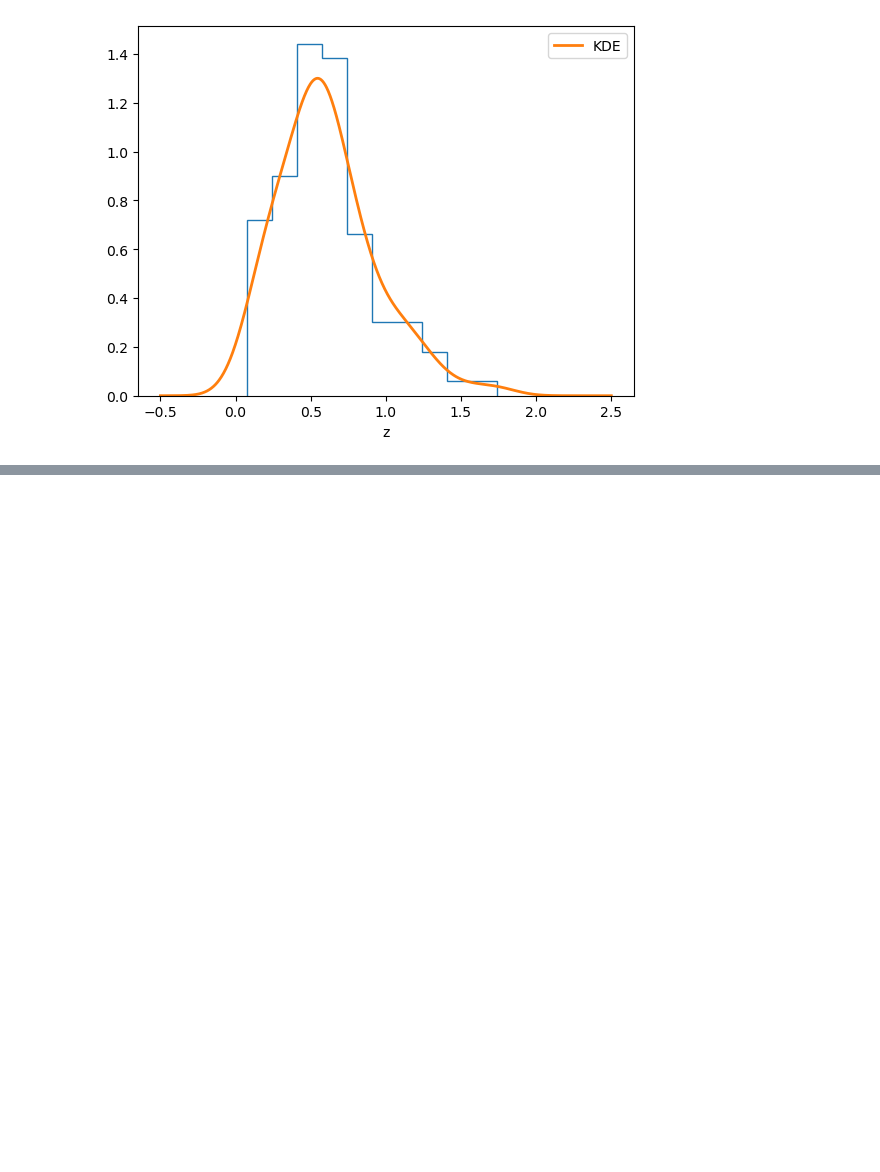
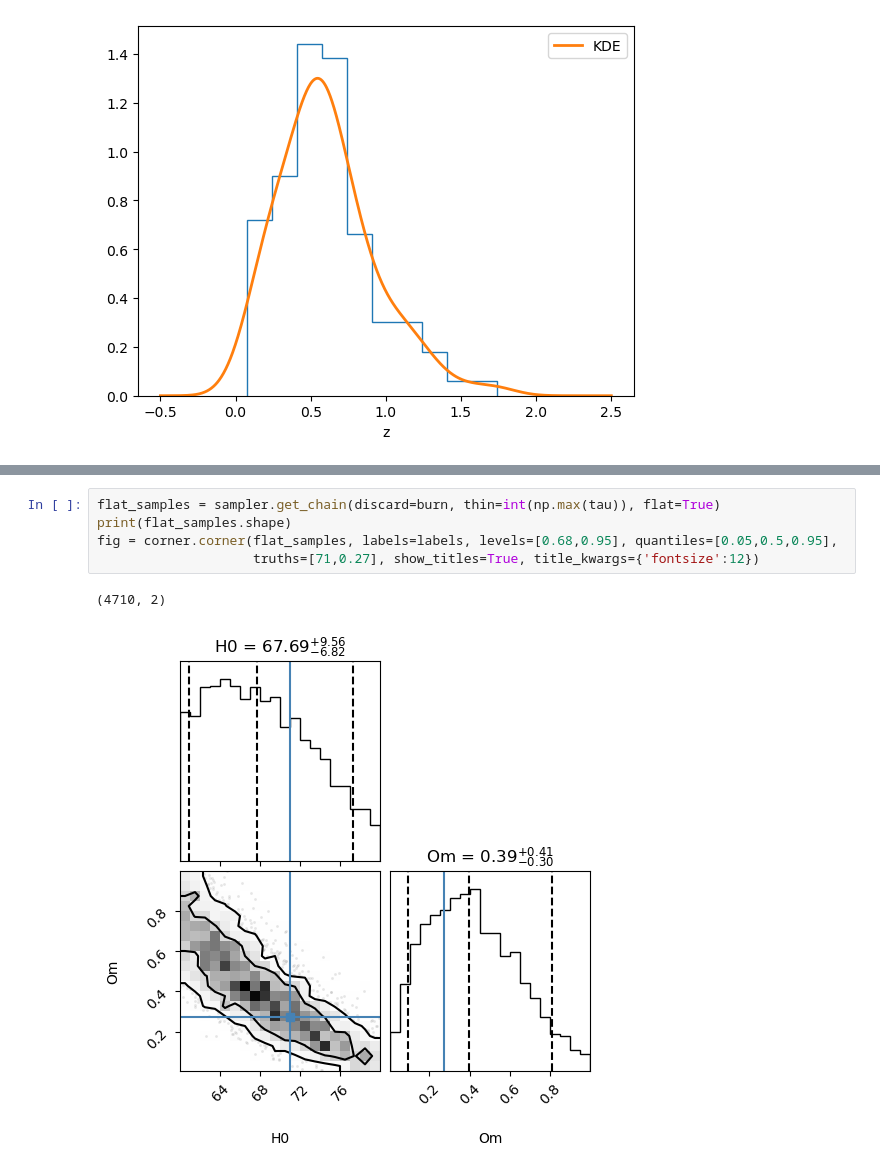
Before and after one commit to EmmaBalzanelli/astrostatistics_bicocca_2025, a Jupyter notebook: working/13_SN_mu&z(18).ipynb, the cells around one changed output, grey strips where cells are left out. Saved outputs shown, nothing was run; the diff lists cells and outputs as text; blank space fills up the shorter version.

```diff
--- a/working/13_SN_mu&z(18).ipynb
+++ b/working/13_SN_mu&z(18).ipynb
@@ -224,0 +329,8 @@ plt.show()
+# %%
+flat_samples = sampler.get_chain(discard=burn, thin=int(np.max(tau)), flat=True)
+print(flat_samples.shape)
+fig = corner.corner(flat_samples, labels=labels, levels=[0.68,0.95], quantiles=[0.05,0.5,0.95],
+                    truths=[71,0.27], show_titles=True, title_kwargs={'fontsize':12})
+# %% [output]
+(4710, 2)
+[figure, added]
```
Also changed, not shown: parts of 11 cells of this notebook.
